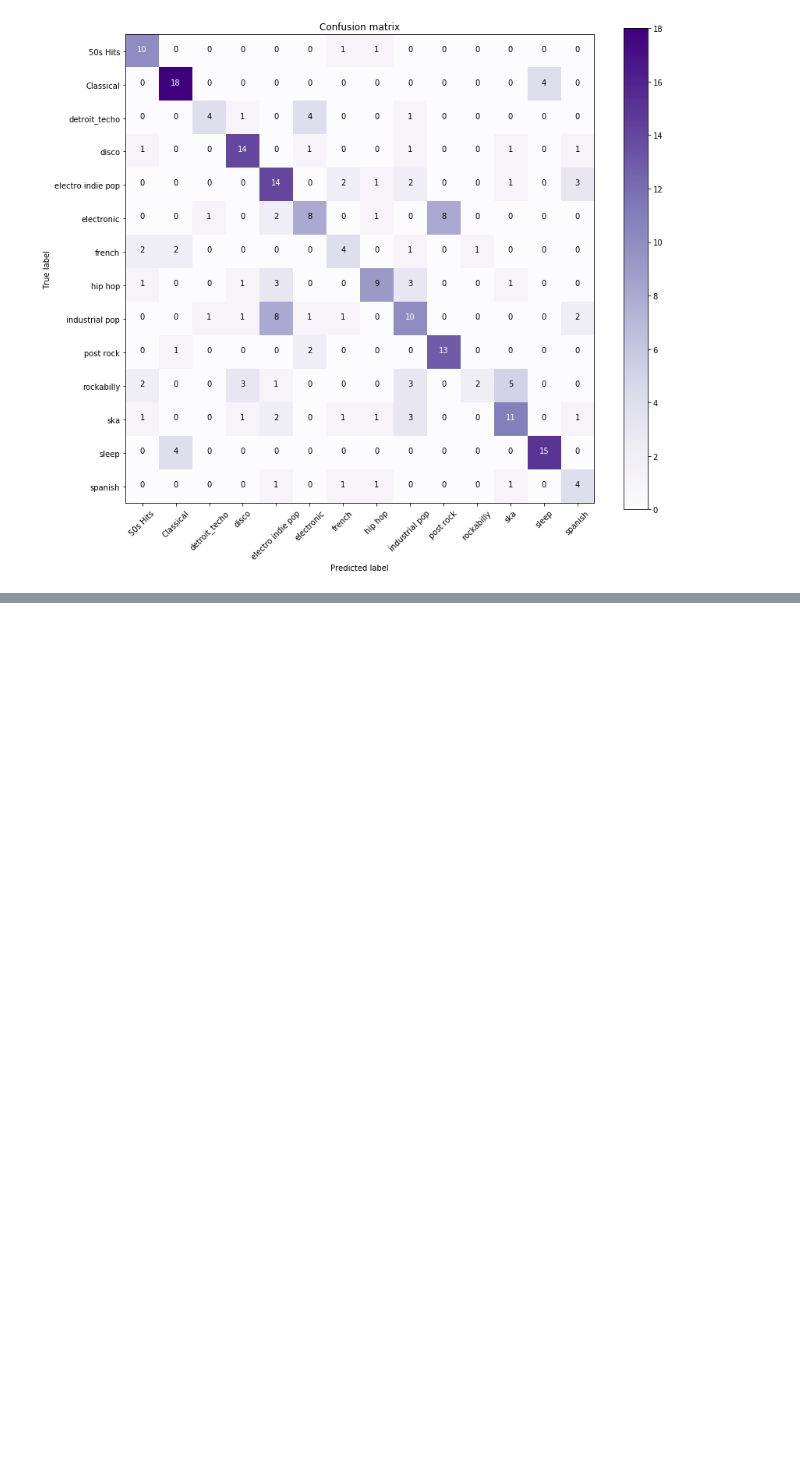
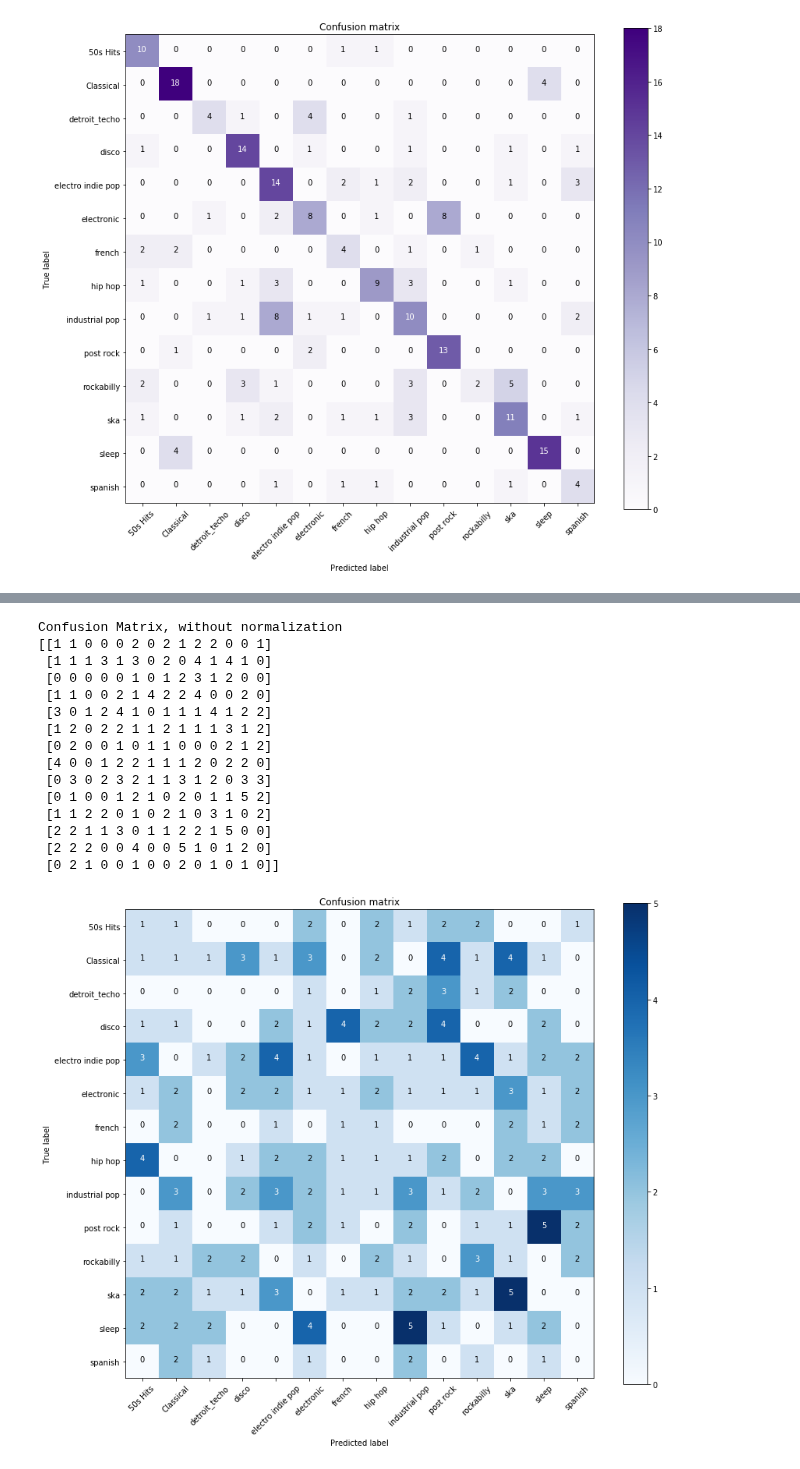
Before and after one commit to FinchMF/Classification_Models, a Jupyter notebook: Modeling.ipynb, the cells around one changed output, grey strips where cells are left out. Drawn from its saved outputs; the diff is of its cells as text; code cells hidden in the pictures; blank space fills up the shorter version.

```diff
--- a/Modeling.ipynb
+++ b/Modeling.ipynb
@@ -977,0 +982,2 @@ pickle.dump(logreg_1, open(filename, 'wb'))
+# %%
+df = pd.read_csv('./genre_csv/all_genre_CSV')
@@ -977,0 +1005,13 @@ pickle.dump(logreg_1, open(filename, 'wb'))
+# %%
+# here we remove all features that have less impact
+X = df[['acousticness',
+        'danceability',
+        'energy',
+        'instrumentalness',
+        'liveness',
+        'loudness',
+        'speechiness',
+        'valence',
+        'Minor',
+        'Major']]
+y = df['Genre']
@@ -977,0 +1020,10 @@ pickle.dump(logreg_1, open(filename, 'wb'))
+# %%
+# using standard scaler to scale features
+scaler = StandardScaler()
+scaled_data = scaler.fit_transform(X)
+df = pd.DataFrame(X, columns=X.columns)
+# training/test
+X_train, X_test, y_train, y_test = train_test_split(df,
+                                                    y,
+                                                    test_size=0.2,
+                                                    random_state=42)
@@ -977,0 +1032,9 @@ pickle.dump(logreg_1, open(filename, 'wb'))
+# %%
+dummies_clf = DummyClassifier()
+dummies_clf.fit(X_train, y_train)
+preds = dummies_clf.predict(X_test)
+base_confusion_matrix = confusion_matrix(y_test, preds)
+base_classification_report = classification_report(y_test, preds)
+print(base_confusion_matrix)
+print(base_classification_report)
+print("The accuracy score is" + " "+ str(accuracy_score(y_test, preds)))
@@ -977,0 +1080,22 @@ pickle.dump(logreg_1, open(filename, 'wb'))
+# %%
+plot_confusion_matrix(base_confusion_matrix, classes,
+                          normalize=False,
+                          title='Confusion matrix',
+                          cmap=plt.cm.Blues)
+# %% [output]
+Confusion Matrix, without normalization
+[[1 1 0 0 0 2 0 2 1 2 2 0 0 1]
+ [1 1 1 3 1 3 0 2 0 4 1 4 1 0]
+ [0 0 0 0 0 1 0 1 2 3 1 2 0 0]
+ [1 1 0 0 2 1 4 2 2 4 0 0 2 0]
+ [3 0 1 2 4 1 0 1 1 1 4 1 2 2]
+ [1 2 0 2 2 1 1 2 1 1 1 3 1 2]
+ [0 2 0 0 1 0 1 1 0 0 0 2 1 2]
+ [4 0 0 1 2 2 1 1 1 2 0 2 2 0]
+ [0 3 0 2 3 2 1 1 3 1 2 0 3 3]
+ [0 1 0 0 1 2 1 0 2 0 1 1 5 2]
+ [1 1 2 2 0 1 0 2 1 0 3 1 0 2]
+ [2 2 1 1 3 0 1 1 2 2 1 5 0 0]
+ [2 2 2 0 0 4 0 0 5 1 0 1 2 0]
+ [0 2 1 0 0 1 0 0 2 0 1 0 1 0]]
+[figure, added]
```
Also changed, not shown: parts of 65 cells of this notebook, 7 other files.
